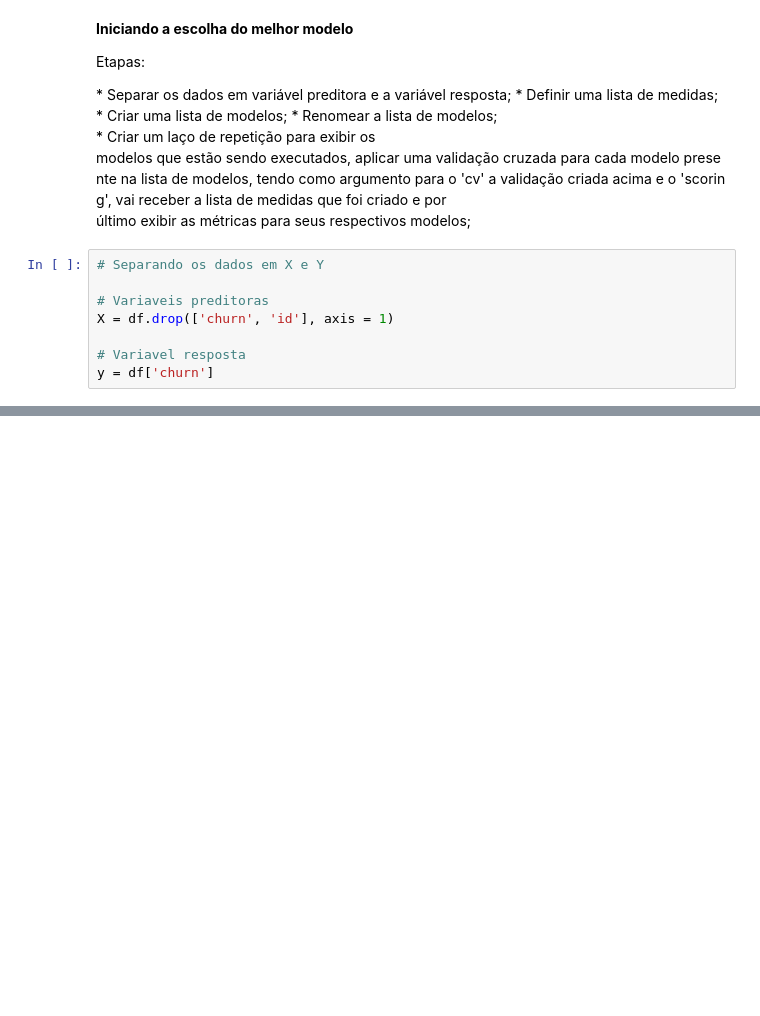
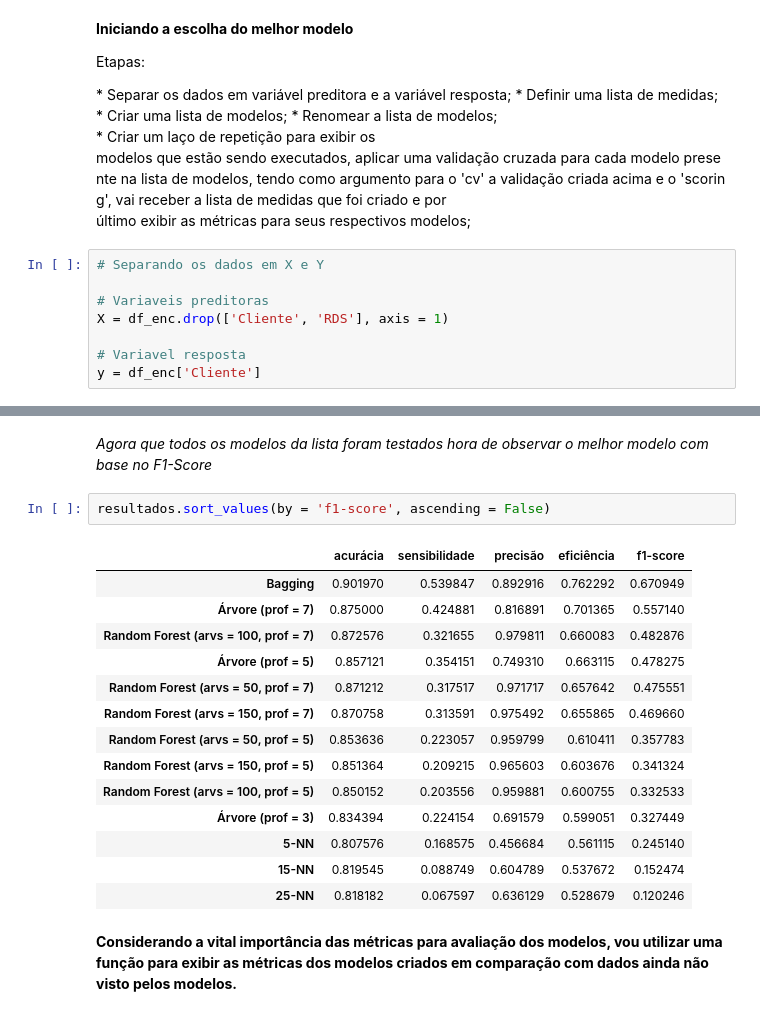
Before and after one commit to JosenildoJunior/Competicao_ML, a Jupyter notebook: 11ª_CompeticaoFLAI.ipynb, the cells around one changed output, grey strips where cells are left out. Drawn from its saved outputs; the diff is of its cells as text; blank space fills up the shorter version.

```diff
--- a/11ª_CompeticaoFLAI.ipynb
+++ b/11ª_CompeticaoFLAI.ipynb
@@ -877,7 +888,7 @@ Etapas:
 # Separando os dados em X e Y
 
 # Variaveis preditoras
-X = df.drop(['churn', 'id'], axis = 1)
+X = df_enc.drop(['Cliente', 'RDS'], axis = 1)
 
 # Variavel resposta
-y = df['churn']
+y = df_enc['Cliente']
@@ -883,0 +966,21 @@ y = df['churn']
+# %% [markdown]
+*Agora que todos os modelos da lista foram testados hora de observar o melhor modelo com base no F1-Score*
+# %%
+resultados.sort_values(by = 'f1-score', ascending = False)
+# %% [output]
+|  | acurácia | sensibilidade | precisão | eficiência | f1-score |
+| Bagging | 0.901970 | 0.539847 | 0.892916 | 0.762292 | 0.670949 |
+| Árvore (prof = 7) | 0.875000 | 0.424881 | 0.816891 | 0.701365 | 0.557140 |
+| Random Forest (arvs = 100, prof = 7) | 0.872576 | 0.321655 | 0.979811 | 0.660083 | 0.482876 |
+| Árvore (prof = 5) | 0.857121 | 0.354151 | 0.749310 | 0.663115 | 0.478275 |
+| Random Forest (arvs = 50, prof = 7) | 0.871212 | 0.317517 | 0.971717 | 0.657642 | 0.475551 |
+| Random Forest (arvs = 150, prof = 7) | 0.870758 | 0.313591 | 0.975492 | 0.655865 | 0.469660 |
+| Random Forest (arvs = 50, prof = 5) | 0.853636 | 0.223057 | 0.959799 | 0.610411 | 0.357783 |
+| Random Forest (arvs = 150, prof = 5) | 0.851364 | 0.209215 | 0.965603 | 0.603676 | 0.341324 |
+| Random Forest (arvs = 100, prof = 5) | 0.850152 | 0.203556 | 0.959881 | 0.600755 | 0.332533 |
+| Árvore (prof = 3) | 0.834394 | 0.224154 | 0.691579 | 0.599051 | 0.327449 |
+| 5-NN | 0.807576 | 0.168575 | 0.456684 | 0.561115 | 0.245140 |
+| 15-NN | 0.819545 | 0.088749 | 0.604789 | 0.537672 | 0.152474 |
+| 25-NN | 0.818182 | 0.067597 | 0.636129 | 0.528679 | 0.120246 |
+# %% [markdown]
+**Considerando a vital importância das métricas para avaliação dos modelos, vou utilizar uma função para exibir as métricas dos modelos criados em comparação com dados ainda não visto pelos modelos.**
```
Also changed, not shown: parts of 32 cells of this notebook.
